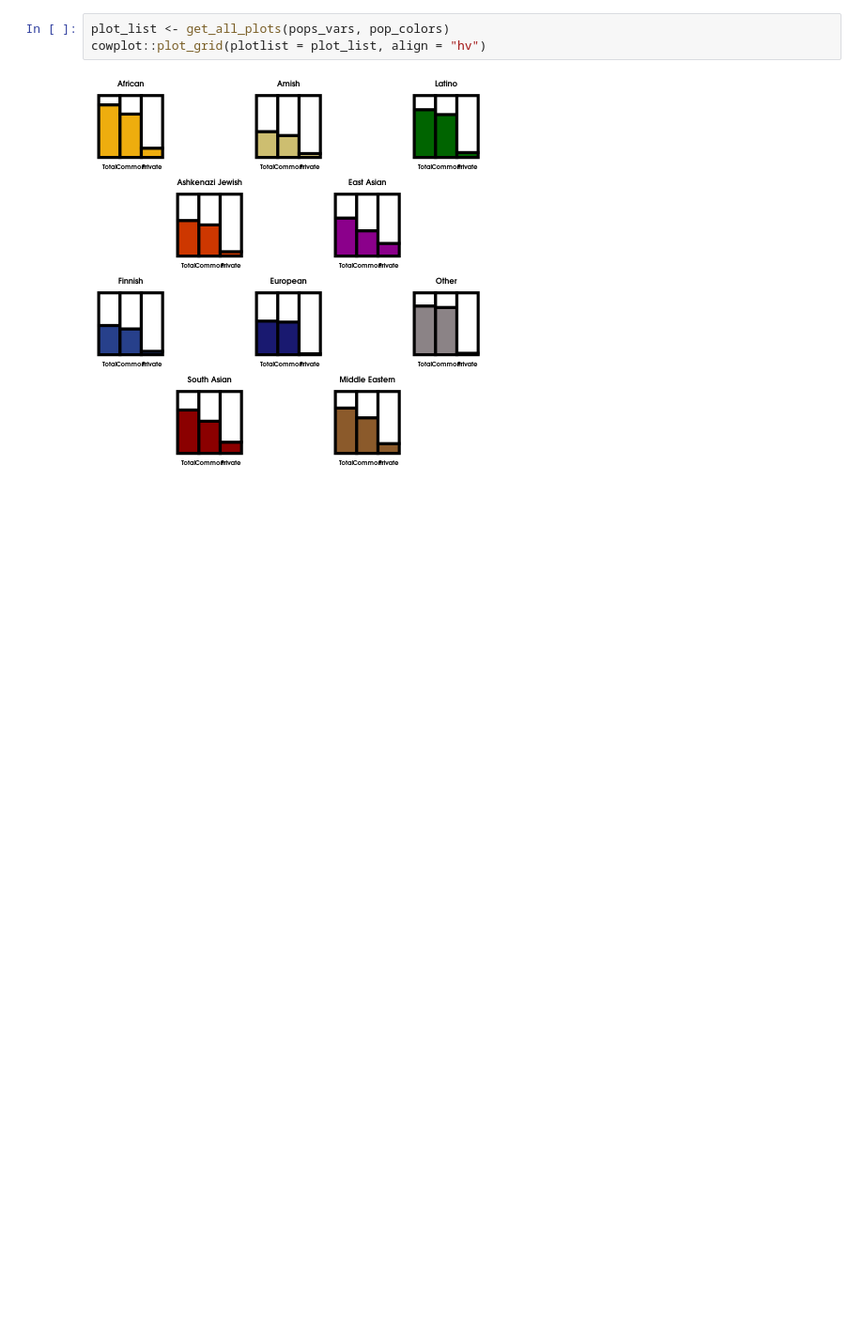
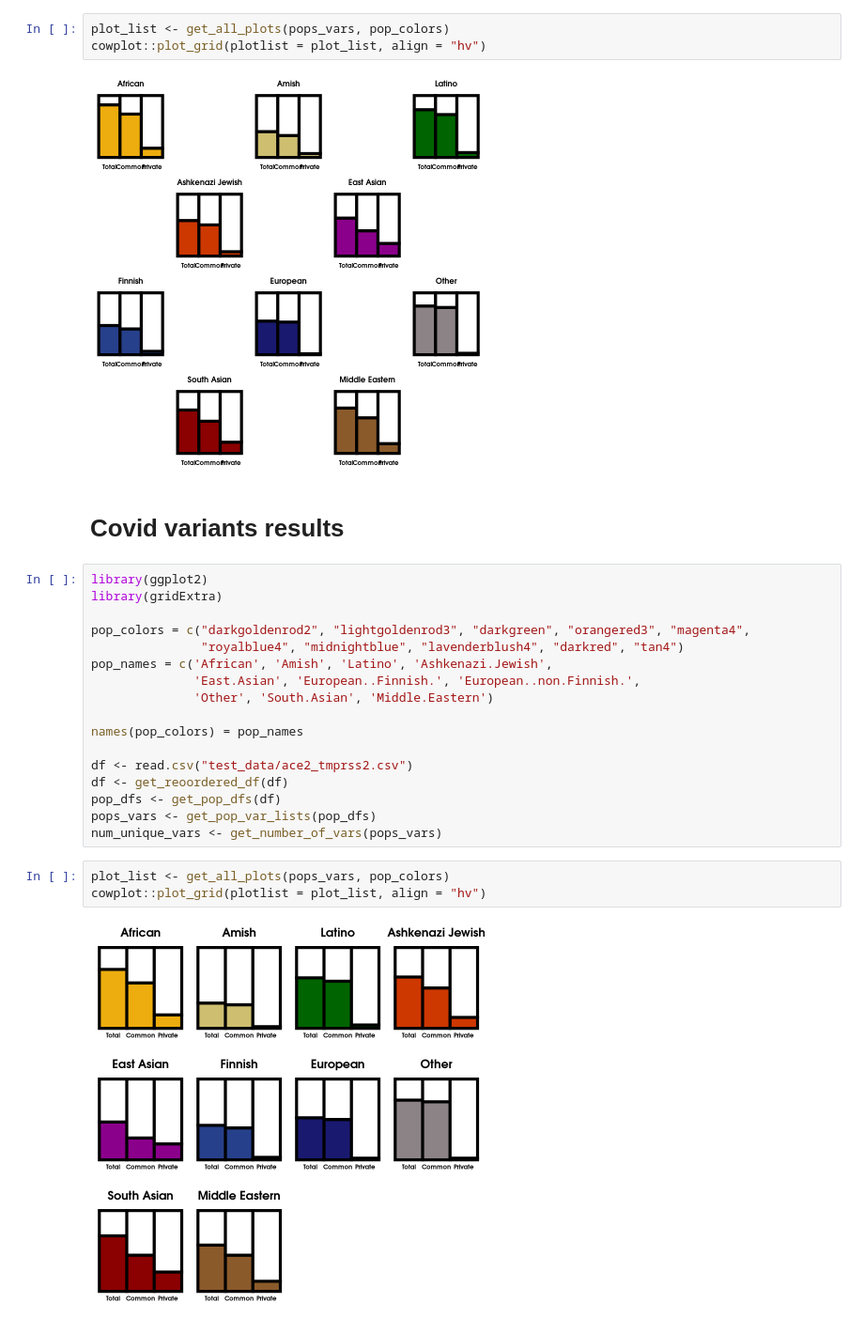
Before and after one commit to bioinfo-hcpa/pynoma, a Jupyter notebook: notebooks/barcharts.ipynb, the cells around one changed output. Shown at 94% size. Drawn from its saved outputs; the diff is of its cells as text; blank space fills up the shorter version.

Commit message:
Add variant plots to covid genes data

```diff
--- a/notebooks/barcharts.ipynb
+++ b/notebooks/barcharts.ipynb
@@ -982,3 +982,27 @@ plot_list <- get_all_plots(pops_vars, pop_colors)
 cowplot::plot_grid(plotlist = plot_list, align = "hv")
 # %% [output]
 [figure]
+# %% [markdown]
+# Covid variants results
+# %%
+library(ggplot2)
+library(gridExtra)
+
+pop_colors = c("darkgoldenrod2", "lightgoldenrod3", "darkgreen", "orangered3", "magenta4",
+               "royalblue4", "midnightblue", "lavenderblush4", "darkred", "tan4")
+pop_names = c('African', 'Amish', 'Latino', 'Ashkenazi.Jewish',
+              'East.Asian', 'European..Finnish.', 'European..non.Finnish.',
+              'Other', 'South.Asian', 'Middle.Eastern')
+
+names(pop_colors) = pop_names
+
+df <- read.csv("test_data/ace2_tmprss2.csv")
+df <- get_reoordered_df(df)
+pop_dfs <- get_pop_dfs(df)
+pops_vars <- get_pop_var_lists(pop_dfs)
+num_unique_vars <- get_number_of_vars(pops_vars)
+# %%
+plot_list <- get_all_plots(pops_vars, pop_colors)
+cowplot::plot_grid(plotlist = plot_list, align = "hv")
+# %% [output]
+[figure, added]
```
Also changed, not shown: 3 other files.
